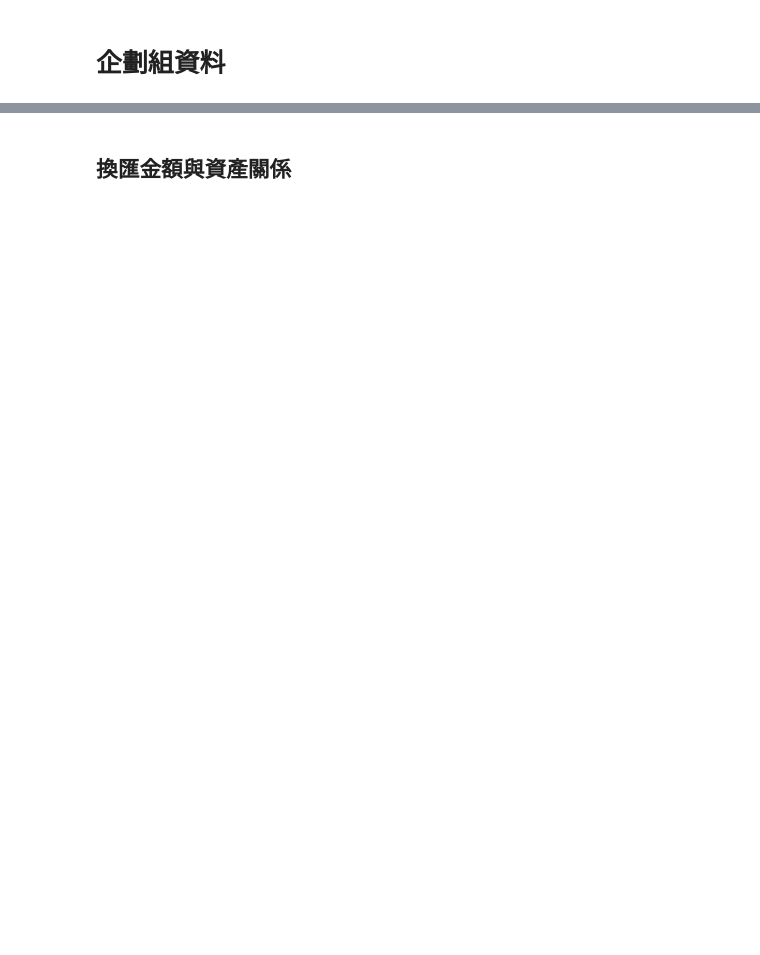
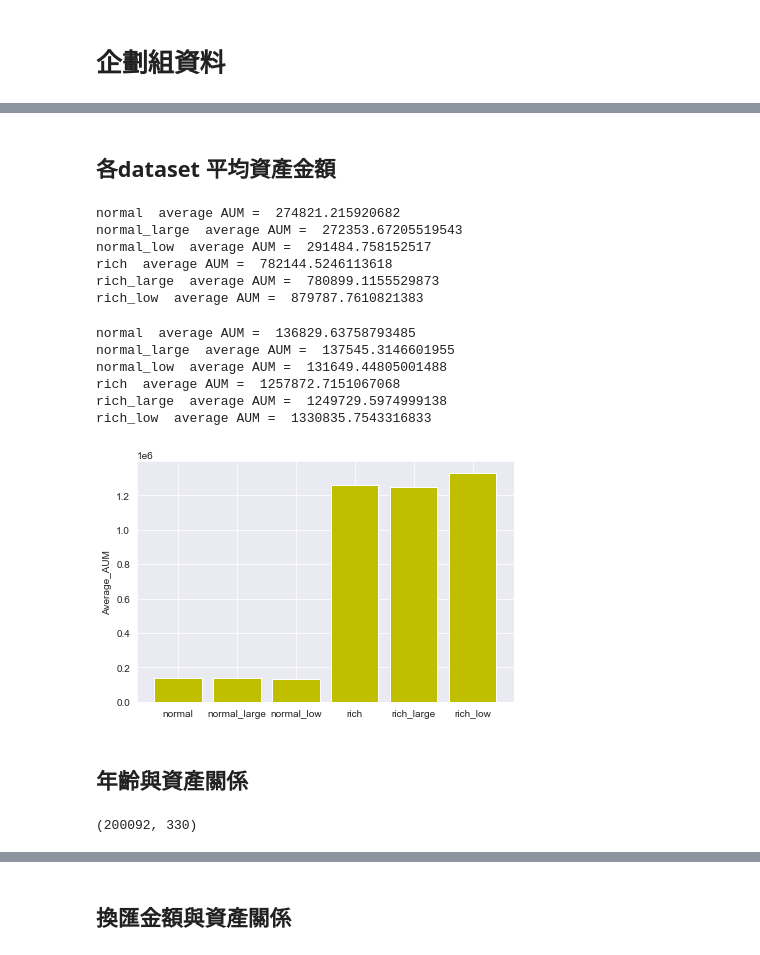
Before and after one commit to awwesomeman/data-analysis, a Jupyter notebook: EDA3.ipynb, the cells around one changed output, grey strips where cells are left out. Cells and saved outputs as stored; diff of their text form; code cells hidden in the pictures; blank space fills up the shorter version.

```diff
--- a/EDA3.ipynb
+++ b/EDA3.ipynb
@@ -53,0 +16,8 @@ for i in ['I','J','K','L','M']:
+# %%
+rich = pd.read_csv('rich_adj.csv',index_col='SERIAL_NUM')
+normal = pd.read_csv('normal_adj.csv',index_col='SERIAL_NUM')
+rich_large = pd.read_csv('rich_large_adj.csv',index_col='SERIAL_NUM')
+rich_low = pd.read_csv('rich_low_adj.csv',index_col='SERIAL_NUM')
+normal_large = pd.read_csv('normal_large_adj.csv',index_col='SERIAL_NUM')
+normal_low = pd.read_csv('normal_low_adj.csv',index_col='SERIAL_NUM')
+df = pd.read_csv('data_new.csv',index_col='SERIAL_NUM')
@@ -53,0 +32,37 @@ for i in ['I','J','K','L','M']:
+# %% [markdown]
+## 各dataset 平均資產金額
+# %%
+col = ['normal', 'normal_large', 'normal_low', 'rich', 'rich_large', 'rich_low']
+for k,j in enumerate([normal, normal_large, normal_low, rich, rich_large, rich_low]):
+    print(col[k], ' average AUM = ', j[~j.loc[:,"AUM_M1":"AUM_M13"].eq(0).all(1)].loc[:,"AUM_M1":"AUM_M13"].mean().mean())
+# %% [output]
+normal  average AUM =  274821.215920682
+normal_large  average AUM =  272353.67205519543
+normal_low  average AUM =  291484.758152517
+rich  average AUM =  782144.5246113618
+rich_large  average AUM =  780899.1155529873
+rich_low  average AUM =  879787.7610821383
+# %%
+col = ['normal', 'normal_large', 'normal_low', 'rich', 'rich_large', 'rich_low']
+x = col
+y = []
+for k,j in enumerate([normal, normal_large, normal_low, rich, rich_large, rich_low]):
+    y.append(j[~j.loc[:,"AUM_M1":"AUM_M13"].eq(0).all(1)].loc[:,"AUM_M1":"AUM_M13"].mean().median())
+    print(col[k], ' average AUM = ', j[~j.loc[:,"AUM_M1":"AUM_M13"].eq(0).all(1)].loc[:,"AUM_M1":"AUM_M13"].mean().median())
+plt.bar(x,y,color = 'y')
+plt.ylabel('Average_AUM')
+plt.tight_layout()
+# %% [output]
+normal  average AUM =  136829.63758793485
+normal_large  average AUM =  137545.3146601955
+normal_low  average AUM =  131649.44805001488
+rich  average AUM =  1257872.7151067068
+rich_large  average AUM =  1249729.5974999138
+rich_low  average AUM =  1330835.7543316833
+[figure, added]
+# %% [markdown]
+## 年齡與資產關係
+# %%
+df.shape
+# %% [output]
+(200092, 330)
```
Also changed, not shown: parts of 130 cells of this notebook.
